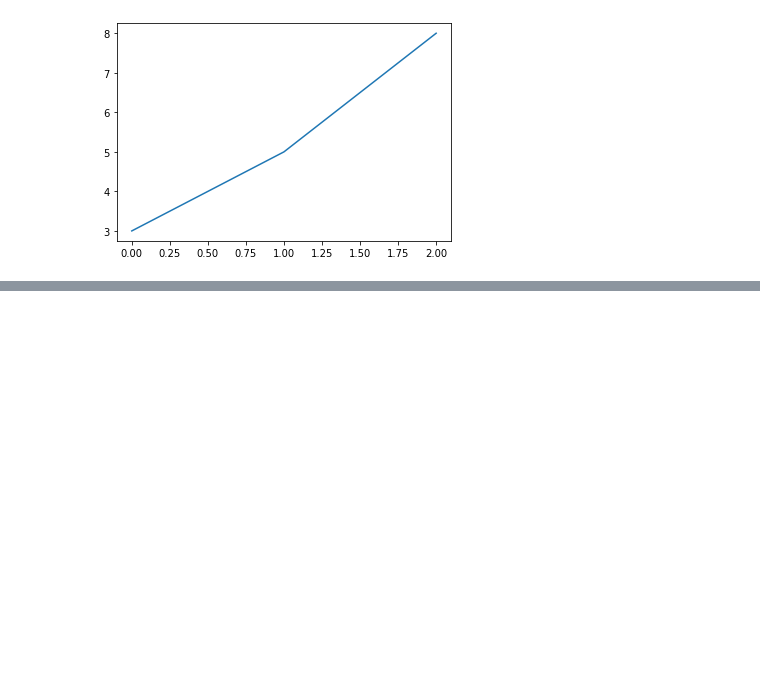
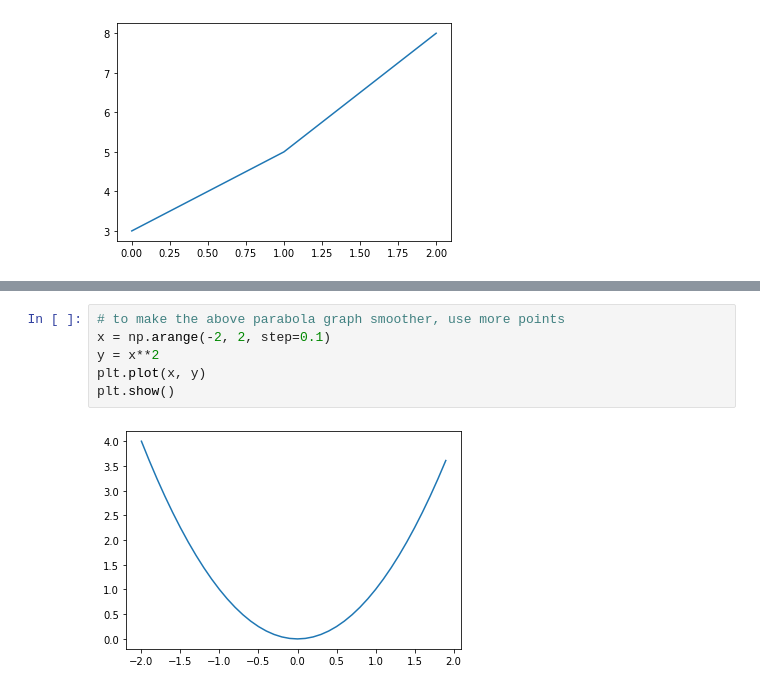
Before and after one commit to pkmariya/Python, a Jupyter notebook: MariyaMatPlotLib.ipynb, the cells around one changed output, grey strips where cells are left out. Drawn from its saved outputs; the diff is of its cells as text; blank space fills up the shorter version.

```diff
--- a/MariyaMatPlotLib.ipynb
+++ b/MariyaMatPlotLib.ipynb
@@ -28,0 +74,8 @@ plt.savefig('Simple Graph')
+# %%
+# to make the above parabola graph smoother, use more points
+x = np.arange(-2, 2, step=0.1)
+y = x**2
+plt.plot(x, y)
+plt.show()
+# %% [output]
+[figure, added]
```
Also changed, not shown: parts of 20 cells of this notebook.
